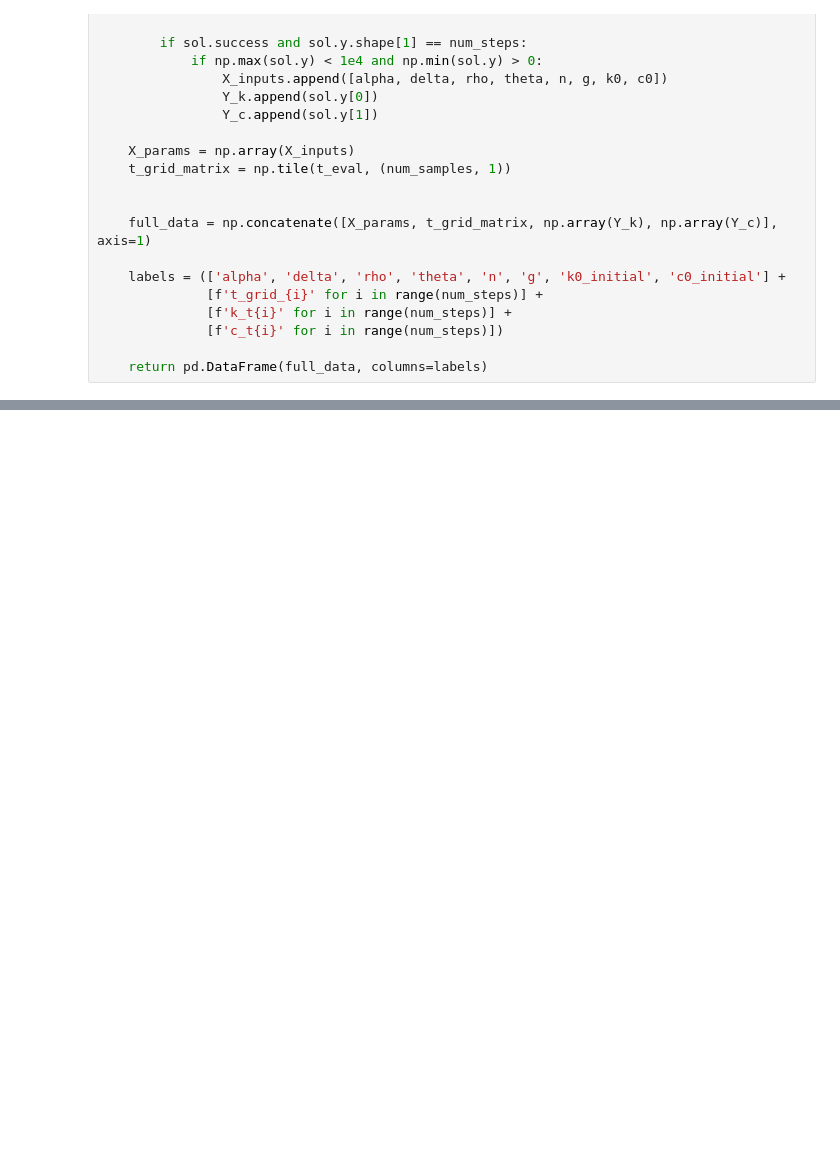
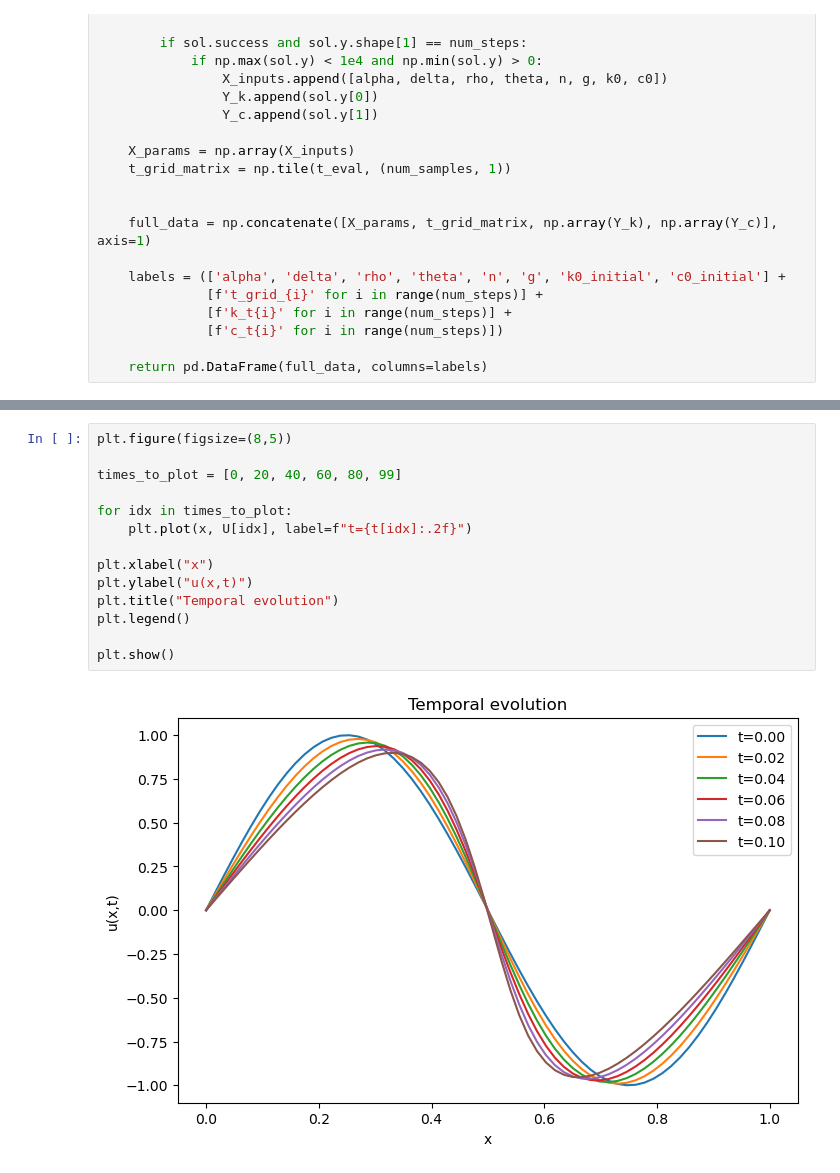
Before and after one commit to AntekBall/Approximating-Differential-Equation-Solution-Operators-with-Neural-Operators, a Jupyter notebook: Benchmark_Dataset_Generation.ipynb, the cells around one changed output, grey strips where cells are left out. Saved outputs shown, nothing was run; the diff lists cells and outputs as text; blank space fills up the shorter version.

```diff
--- a/Benchmark_Dataset_Generation.ipynb
+++ b/Benchmark_Dataset_Generation.ipynb
@@ -154,0 +348,16 @@ df_rck.columns
+# %%
+plt.figure(figsize=(8,5))
+
+times_to_plot = [0, 20, 40, 60, 80, 99]
+
+for idx in times_to_plot:
+    plt.plot(x, U[idx], label=f"t={t[idx]:.2f}")
+
+plt.xlabel("x")
+plt.ylabel("u(x,t)")
+plt.title("Temporal evolution")
+plt.legend()
+
+plt.show()
+# %% [output]
+[figure, added]
```
Also changed, not shown: parts of 13 cells of this notebook, 1 other file.
